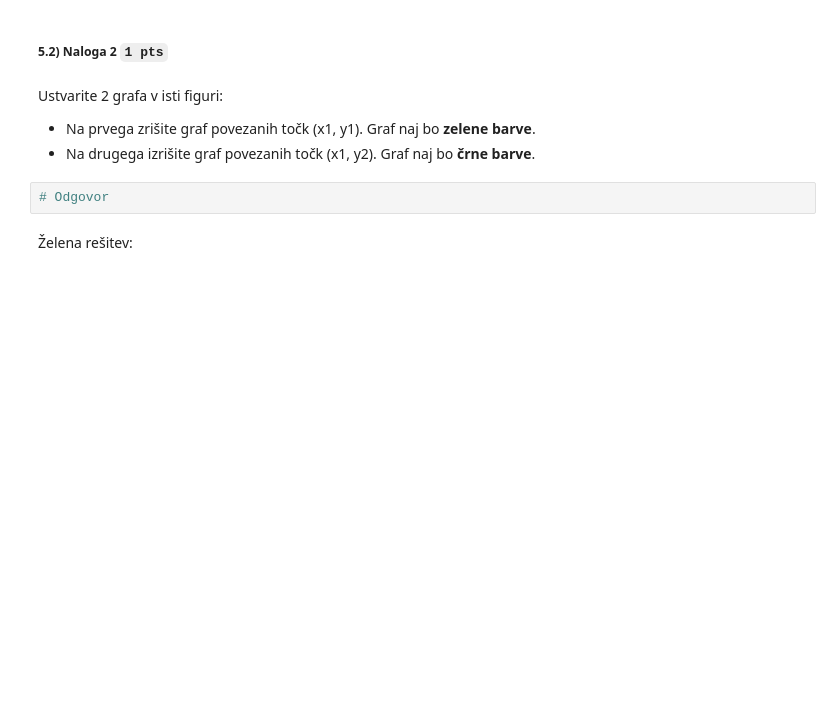
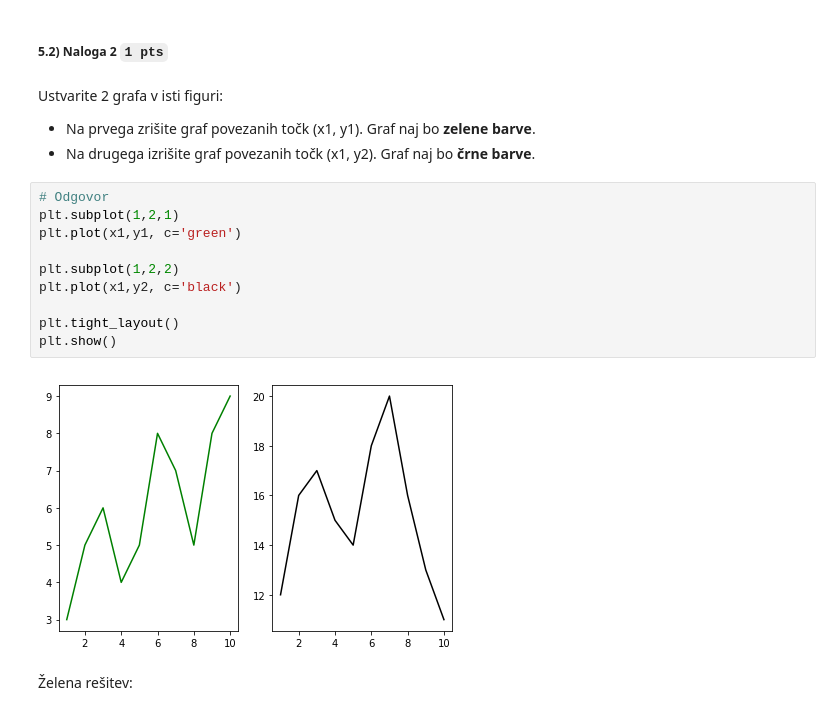
Before and after one commit to evgenursic/python_analitika, a Jupyter notebook: izpit_05_05_2019 (1)/09_Izpit_teoretični_del_iteracija01_apr_2019_clean.ipynb, the cells around one changed output. Saved outputs shown, nothing was run; the diff lists cells and outputs as text; blank space fills up the shorter version.

```diff
--- a/izpit_05_05_2019 (1)/09_Izpit_teoretični_del_iteracija01_apr_2019_clean.ipynb
+++ b/izpit_05_05_2019 (1)/09_Izpit_teoretični_del_iteracija01_apr_2019_clean.ipynb
@@ -512,8 +580,18 @@ Os y naj bo poimenovana **os y**.
 Ustvarite 2 grafa v isti figuri:
 - Na prvega zrišite graf povezanih točk (x1, y1). Graf naj bo **zelene barve**.
 - Na drugega izrišite graf povezanih točk (x1, y2). Graf naj bo **črne barve**.
-# %%
-# Odgovor
+# %%
+# Odgovor
+plt.subplot(1,2,1)
+plt.plot(x1,y1, c='green')
+
+plt.subplot(1,2,2)
+plt.plot(x1,y2, c='black')
+
+plt.tight_layout()
+plt.show()
+# %% [output]
+[figure, added]
 # %% [markdown]
 Želena rešitev:
 # %% [markdown]
```
Also changed, not shown: parts of 28 cells of this notebook.
